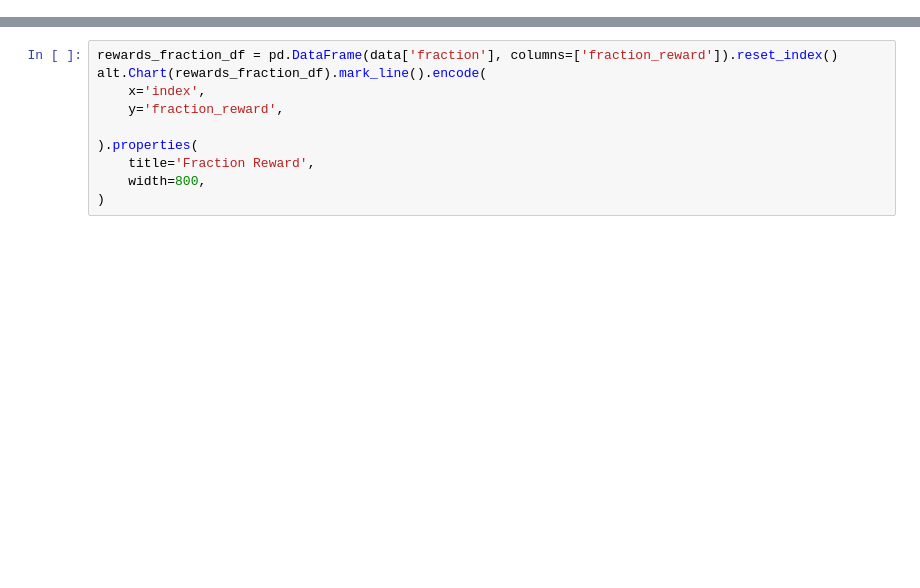
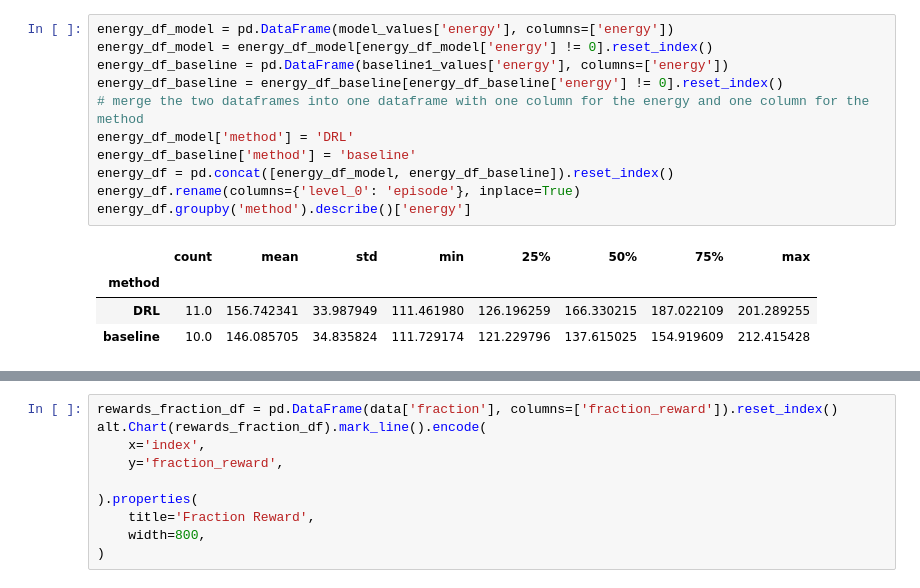
Before and after one commit to sapirani/GreenSecurityMeasurementAndOptimizationFramework, a Jupyter notebook: SplunkResearch/model/splunk_analysis.ipynb, the cells around one changed output, grey strips where cells are left out. Saved outputs shown, nothing was run; the diff lists cells and outputs as text; blank space fills up the shorter version.

```diff
--- a/SplunkResearch/model/splunk_analysis.ipynb
+++ b/SplunkResearch/model/splunk_analysis.ipynb
@@ -20,0 +56,16 @@ log_types_str = [f"{logtype[0].lower()}_{logtype[1]}" for logtype in logtypes]
+# %%
+energy_df_model = pd.DataFrame(model_values['energy'], columns=['energy'])
+energy_df_model = energy_df_model[energy_df_model['energy'] != 0].reset_index()
+energy_df_baseline = pd.DataFrame(baseline1_values['energy'], columns=['energy'])
+energy_df_baseline = energy_df_baseline[energy_df_baseline['energy'] != 0].reset_index()
+# merge the two dataframes into one dataframe with one column for the energy and one column for the method
+energy_df_model['method'] = 'DRL'
+energy_df_baseline['method'] = 'baseline'
+energy_df = pd.concat([energy_df_model, energy_df_baseline]).reset_index()
+energy_df.rename(columns={'level_0': 'episode'}, inplace=True)
+energy_df.groupby('method').describe()['energy']
+# %% [output]
+|  | count | mean | std | min | 25% | 50% | 75% | max |
+| method |  |  |  |  |  |  |  |  |
+| DRL | 11.0 | 156.742341 | 33.987949 | 111.461980 | 126.196259 | 166.330215 | 187.022109 | 201.289255 |
+| baseline | 10.0 | 146.085705 | 34.835824 | 111.729174 | 121.229796 | 137.615025 | 154.919609 | 212.415428 |
```
Also changed, not shown: parts of 14 cells of this notebook, 7 other files.
